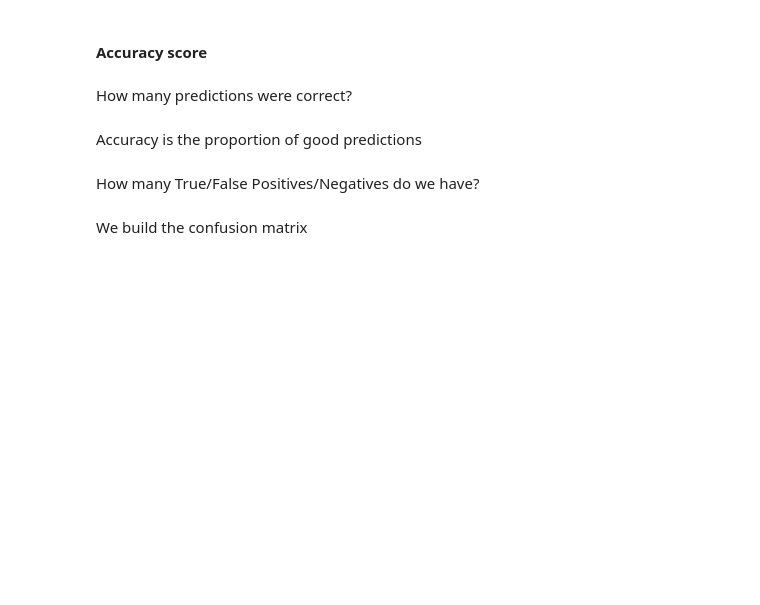
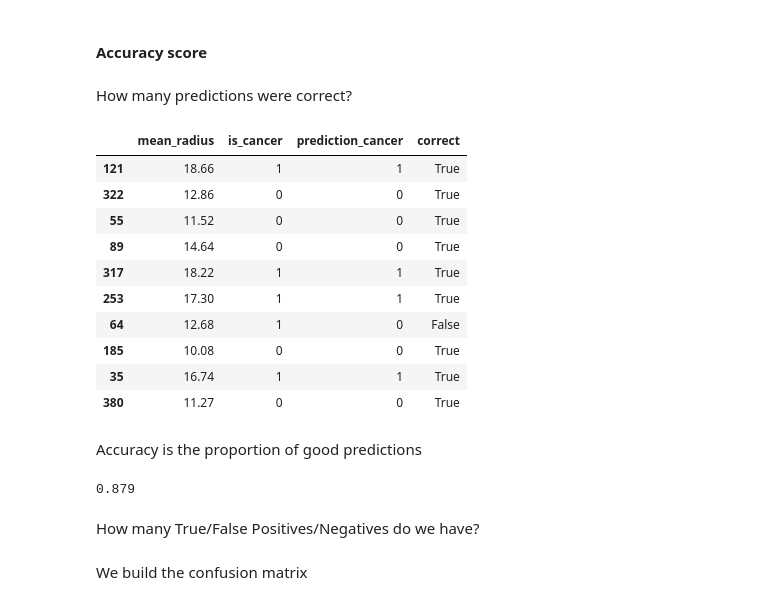
Before and after one commit to Ironhack-Data-Madrid-Mayo-2021/Classroom-Materials, a Jupyter notebook: week_07/03-classification.ipynb, the cells around one changed output. Drawn from its saved outputs; the diff is of its cells as text; code cells hidden in the pictures; blank space fills up the shorter version.

```diff
--- a/week_07/03-classification.ipynb
+++ b/week_07/03-classification.ipynb
@@ -100,13 +170,27 @@ How many predictions were correct?
 # %%
 df2["correct"] = (df2.is_cancer == df2.prediction_cancer)
 # %%
-df2.head(10)
+df2.sample(10, random_state=666)
+# %% [output]
+|  | mean_radius | is_cancer | prediction_cancer | correct |
+| 121 | 18.66 | 1 | 1 | True |
+| 322 | 12.86 | 0 | 0 | True |
+| 55 | 11.52 | 0 | 0 | True |
+| 89 | 14.64 | 0 | 0 | True |
+| 317 | 18.22 | 1 | 1 | True |
+| 253 | 17.30 | 1 | 1 | True |
+| 64 | 12.68 | 1 | 0 | False |
+| 185 | 10.08 | 0 | 0 | True |
+| 35 | 16.74 | 1 | 1 | True |
+| 380 | 11.27 | 0 | 0 | True |
 # %% [markdown]
 Accuracy is the proportion of good predictions
 # %%
 accuracy = df2.correct.sum() / df2.shape[0]
 # %%
-accuracy
+accuracy.round(3)
+# %% [output]
+0.879
 # %% [markdown]
 How many True/False Positives/Negatives do we have?
 # %% [markdown]
```
Also changed, not shown: parts of 66 cells of this notebook, 1 other file.
